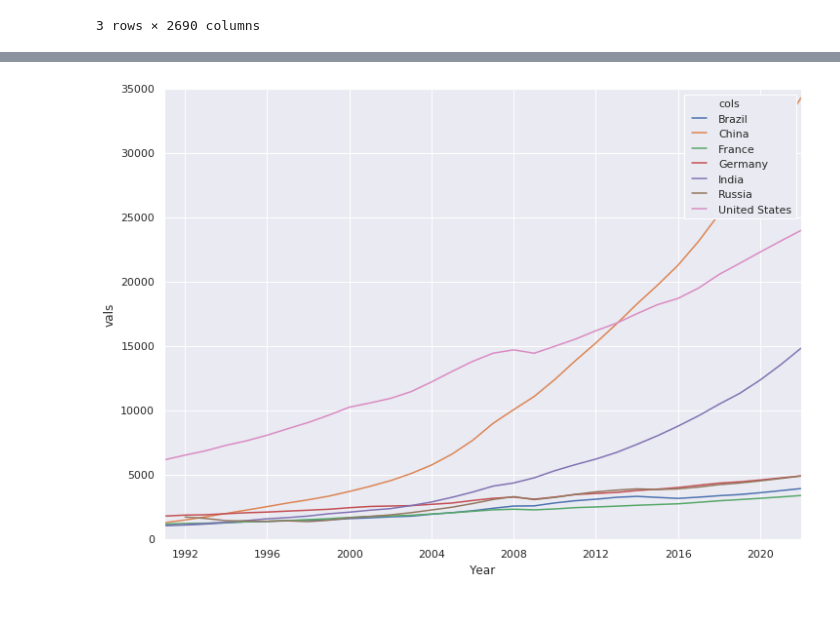
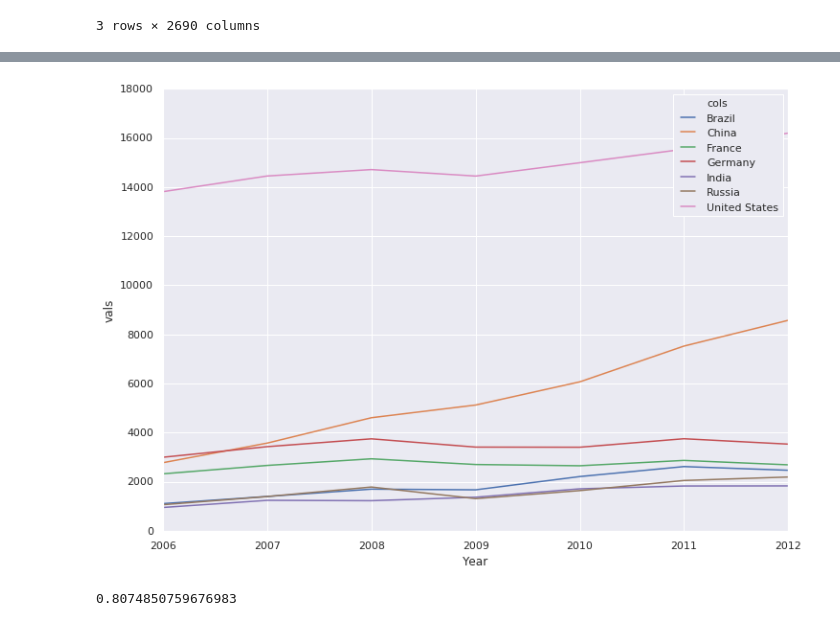
Before and after one commit to juanjohn/globalisation_indian_context, a Jupyter notebook: McKinsey_report.ipynb, the cells around one changed output, grey strips where cells are left out. Drawn from its saved outputs; the diff is of its cells as text; code cells hidden in the pictures.

```diff
--- a/McKinsey_report.ipynb
+++ b/McKinsey_report.ipynb
@@ -61,11 +61,13 @@ df_m4['Year'] = pd.to_datetime(df_m4.Year, format='%Y')
 #df_m4 = df_m4['Brazil'].astype(float)
 df_m4[df_m4.columns[0:7]] = df_m4[df_m4.columns[0:7]].replace({'\$': '', ',': ''}, regex=True)
 df_m4[df_m4.columns[0:7]] = df_m4[df_m4.columns[0:7]].astype(float)
-
-df_m5 = df_m4.melt('Year', var_name='cols',  value_name='vals')
-g = sns.lineplot(x="Year", y="vals", hue='cols', data=df_m5 )#, height=10, aspect=11.7/8.27)
-# %% [output]
-[figure, removed]
 # %%
-df_m5 = df_m4.melt('Year', var_name='cols',  value_name='vals')
+df_m4_5 = df_m4.iloc[15:22]
+df_m5 = df_m4_5.melt('Year', var_name='cols',  value_name='vals')
 g = sns.lineplot(x="Year", y="vals", hue='cols', data=df_m5 )#, height=10, aspect=11.7/8.27)
+# %% [output]
+[figure, added]
+# %%
+df_m4['Brazil'].corr(df_m4['India'])
+# %% [output]
+0.8074850759676983
```
Also changed, not shown: parts of 3 cells of this notebook.
